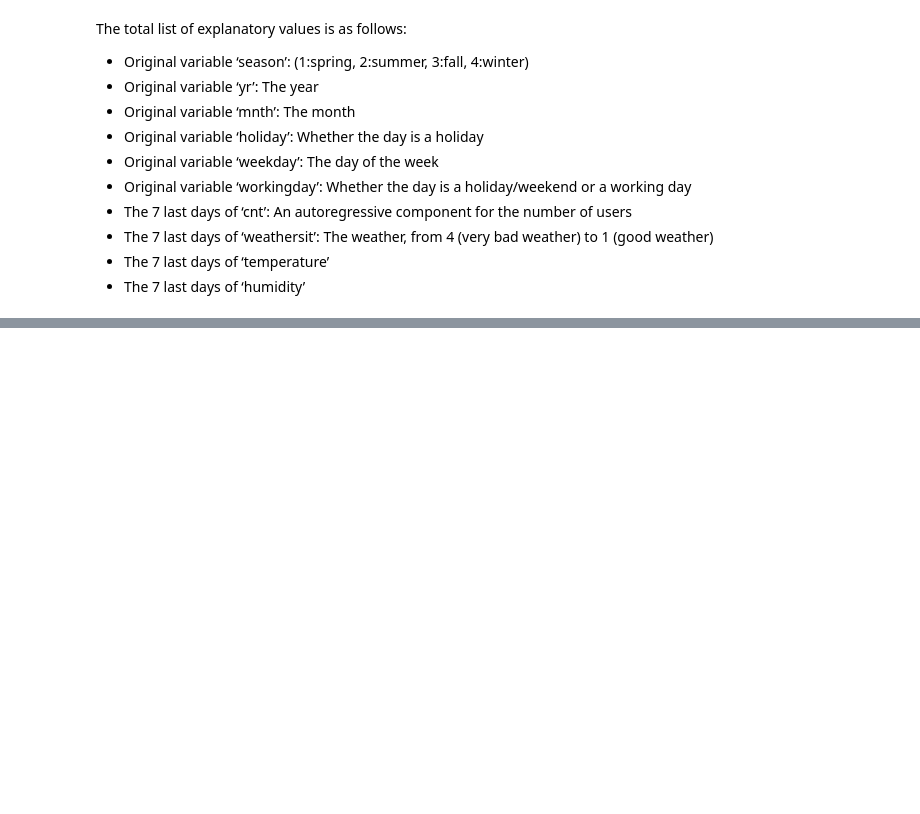
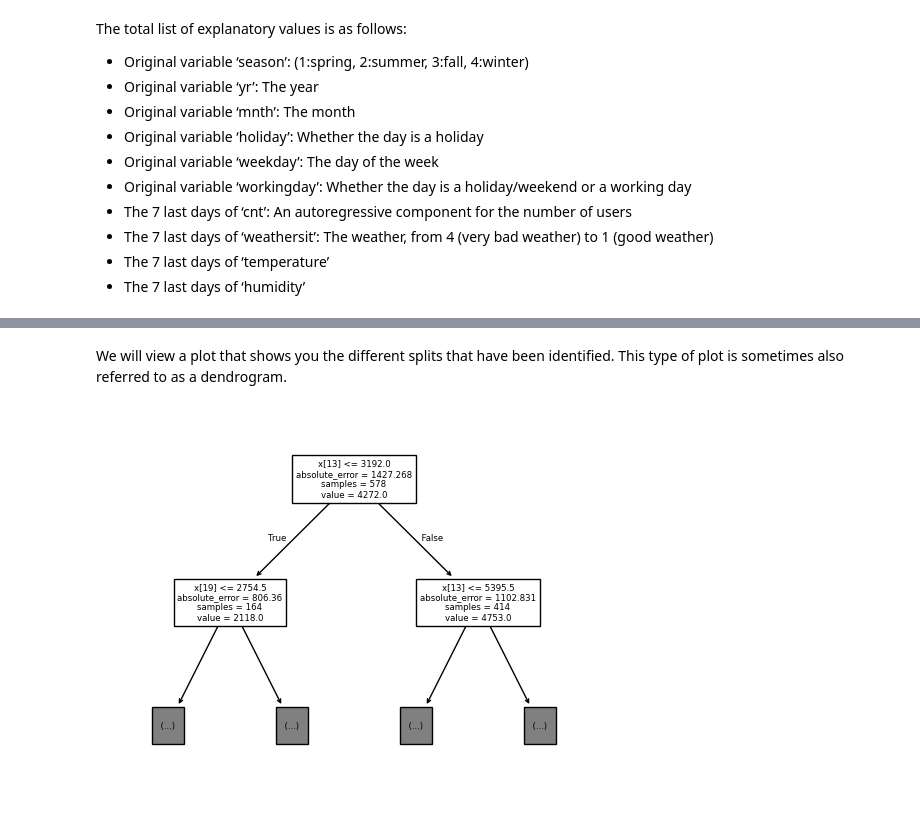
Before and after one commit to Udeani4/time_series_analysis, a Jupyter notebook: Supervised_MLM_TimeSeries/decision_tree.ipynb, the cells around one changed output, grey strips where cells are left out. Saved outputs shown, nothing was run; the diff lists cells and outputs as text; code cells hidden in the pictures; blank space fills up the shorter version.

```diff
--- a/Supervised_MLM_TimeSeries/decision_tree.ipynb
+++ b/Supervised_MLM_TimeSeries/decision_tree.ipynb
@@ -56,0 +112,5 @@ The total list of explanatory values is as follows:
+# %%
+# Independent and Dependent Variables
+X = data[['season', 'yr', 'mnth', 'holiday', 'weekday', 'workingday','weatherL1', 'weatherL2', 'weatherL3','weatherL4', 'weatherL5', 'weatherL6', 'weatherL7',
+'usersL1','usersL2', 'usersL3', 'usersL4', 'usersL5', 'usersL6','usersL7','tempL1', 'tempL2', 'tempL3', 'tempL4', 'tempL5', 'tempL6', 'tempL7','humL1', 'humL2','humL3', 'humL4', 'humL5', 'humL6', 'humL7']]
+y = data['cnt']
@@ -56,0 +186,10 @@ The total list of explanatory values is as follows:
+# %% [markdown]
+We will view a plot that shows you the different splits that have been identified. This type of plot is sometimes also referred to as a dendrogram.
+# %%
+# Plotting the dendrogram
+
+from sklearn.tree import plot_tree
+plot_tree(my_dt.best_estimator_, max_depth=1)
+plt.show()
+# %% [output]
+[figure, added]
```
Also changed, not shown: parts of 10 cells of this notebook.
